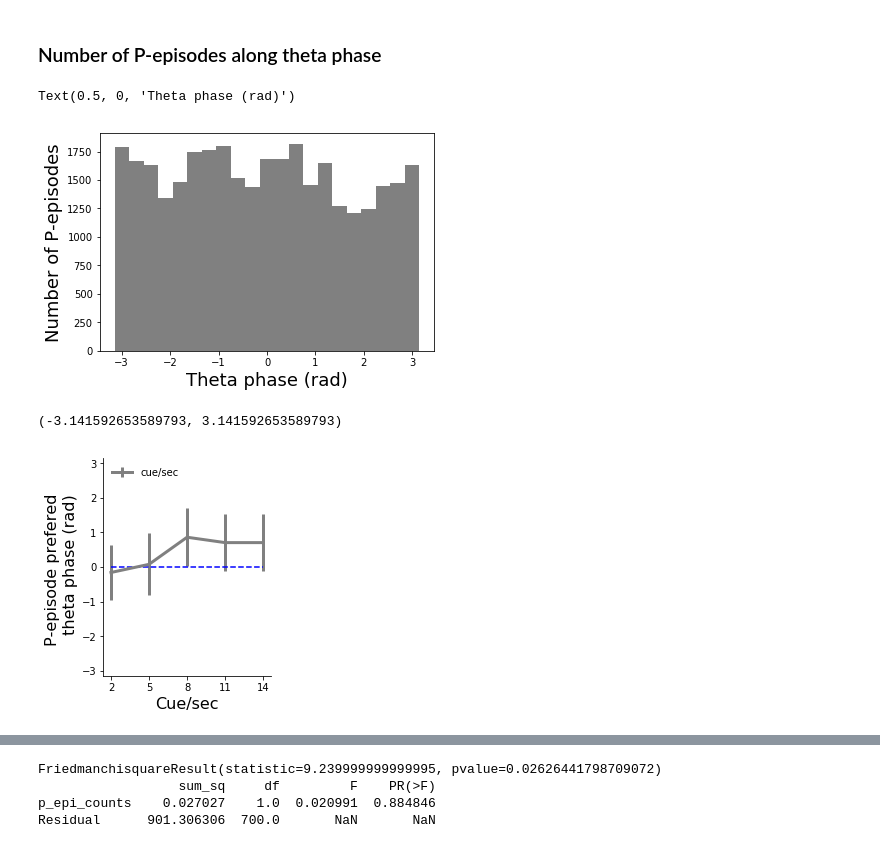
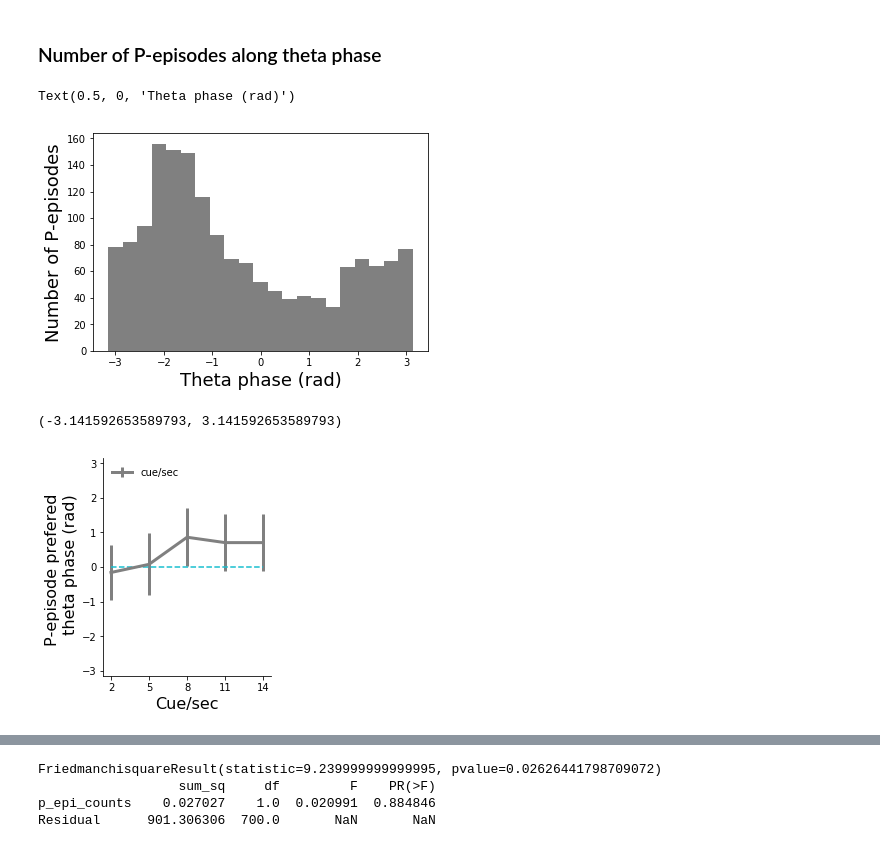
Before and after one commit to DiogoSantosPata/normaliser, a Jupyter notebook: V2_Analisys.ipynb, the cells around one changed output, grey strips where cells are left out. Drawn from its saved outputs; the diff is of its cells as text; code cells hidden in the pictures.

```diff
--- a/V2_Analisys.ipynb
+++ b/V2_Analisys.ipynb
@@ -106,7 +108,7 @@ def hilbert_transform_get_component(tmp_lfp_notch, fs, low_amp_freq,high_amp_fre
     if component == 'phase':
 
         raw_band = raw.copy()
-        raw_band.filter(low_amp_freq,high_amp_freq, l_trans_bandwidth=2., h_trans_bandwidth=2., fir_design='firwin')
+        raw_band.filter(low_amp_freq,high_amp_freq, l_trans_bandwidth=2., h_trans_bandwidth=2., fir_design='firwin', verbose=False)
         raw_hilb = raw_band.copy()
         hilb_picks = mne.pick_types(raw_band.info, meg=False, eeg=True)
         raw_hilb.apply_hilbert(hilb_picks)
@@ -118,7 +120,7 @@ def hilbert_transform_get_component(tmp_lfp_notch, fs, low_amp_freq,high_amp_fre
 
 
         raw_band = raw.copy()
-        raw_band.filter(low_amp_freq,high_amp_freq, l_trans_bandwidth=2., h_trans_bandwidth=2., fir_design='firwin')
+        raw_band.filter(low_amp_freq,high_amp_freq, l_trans_bandwidth=2., h_trans_bandwidth=2., fir_design='firwin', verbose=False)
         raw_hilb = raw_band.copy()
         hilb_picks = mne.pick_types(raw_band.info, meg=False, eeg=True)
         raw_hilb.apply_hilbert(hilb_picks)
@@ -1580,12 +1584,12 @@ plt.ylim(0,1)
 # %% [markdown]
 ### Number of P-episodes along theta phase
 # %%
-plt.hist(phase_of_p_episodes[39], bins=21, color='Grey')
+plt.hist(phase_of_p_episodes[0], bins=21, color='Grey')
 plt.ylabel('Number of P-episodes', fontsize=18)
 plt.xlabel('Theta phase (rad)',fontsize=18)
 # %% [output]
 Text(0.5, 0, 'Theta phase (rad)')
-[figure, old version]
+[figure, new version]
 # %%
 max_p_epi = []
 for ii in range(len(phase_of_p_episodes)):
@@ -1603,8 +1613,9 @@ for sub in np.unique(save_log_pacs_np[:,0]):
     for csw in np.unique(save_log_pacs_np[:,4]):
         idx = np.logical_and( save_log_pacs_np[:,0] == sub,  save_log_pacs_np[:,4] == csw )
         tmp_sub.append( np.median(max_p_epi[idx]) )
+
     pepi_maxs.append(tmp_sub)
-
+pepi_maxs = np.array(pepi_maxs)
 
 
 fig = plt.figure()
@@ -1626,9 +1637,9 @@ plt.xlabel('Cue/sec', fontsize=16)
 plt.ylabel('P-episode prefered \n theta phase (rad)', fontsize=16)
 plt.xticks(  np.linspace(2,14,mmm.size).astype(int) );
 
-plt.hlines(0,2,14, linestyle='--', color='b')
+plt.hlines(0,2,14, linestyle='--', color='C9')
 
 plt.ylim( -np.pi,np.pi )
 # %% [output]
 (-3.141592653589793, 3.141592653589793)
-[figure, old version]
+[figure, new version]
```
Also changed, not shown: parts of 30 cells of this notebook.
